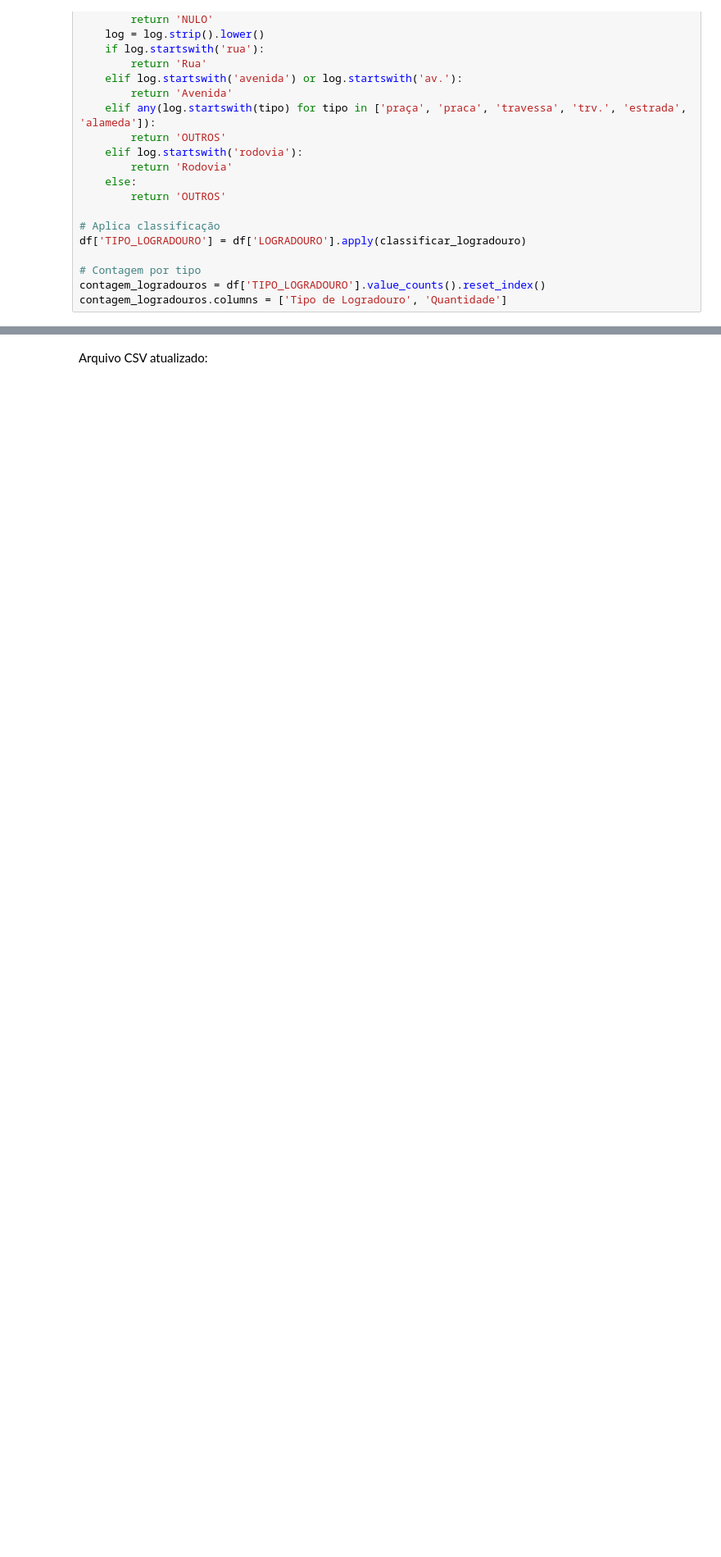
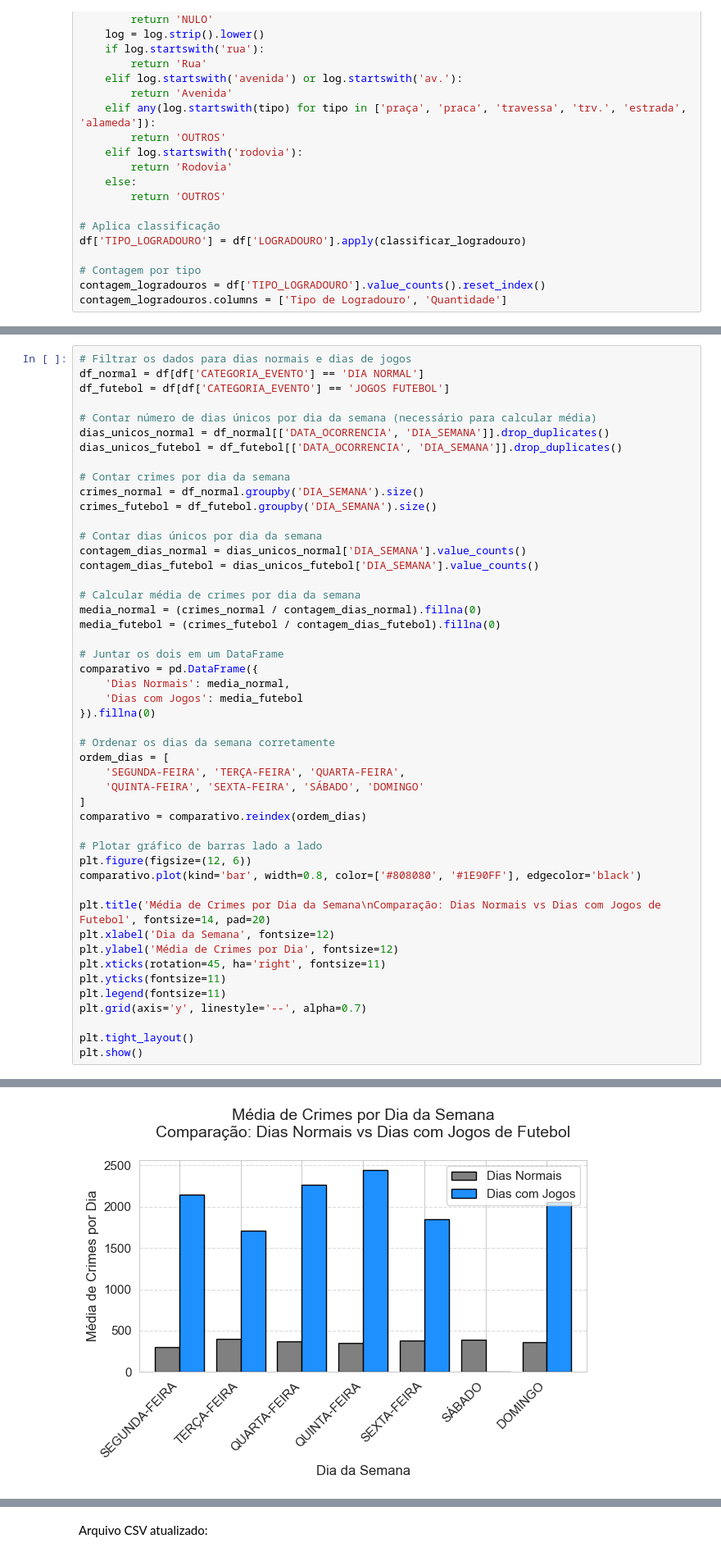
Before and after one commit to Matheuskpds/Ciencia-de-Dados-Projeto-TP, a Jupyter notebook: main.ipynb, the cells around one changed output, grey strips where cells are left out. Shown at 82% size. Saved outputs shown, nothing was run; the diff lists cells and outputs as text; blank space fills up the shorter version.

Commit message:
Task: Adicão da Inferência para dias com partidas de futebol

```diff
--- a/main.ipynb
+++ b/main.ipynb
@@ -1741,0 +1486,49 @@ plt.show()
+# %%
+# Filtrar os dados para dias normais e dias de jogos
+df_normal = df[df['CATEGORIA_EVENTO'] == 'DIA NORMAL']
+df_futebol = df[df['CATEGORIA_EVENTO'] == 'JOGOS FUTEBOL']
+
+# Contar número de dias únicos por dia da semana (necessário para calcular média)
+dias_unicos_normal = df_normal[['DATA_OCORRENCIA', 'DIA_SEMANA']].drop_duplicates()
+dias_unicos_futebol = df_futebol[['DATA_OCORRENCIA', 'DIA_SEMANA']].drop_duplicates()
+
+# Contar crimes por dia da semana
+crimes_normal = df_normal.groupby('DIA_SEMANA').size()
+crimes_futebol = df_futebol.groupby('DIA_SEMANA').size()
+
+# Contar dias únicos por dia da semana
+contagem_dias_normal = dias_unicos_normal['DIA_SEMANA'].value_counts()
+contagem_dias_futebol = dias_unicos_futebol['DIA_SEMANA'].value_counts()
+
+# Calcular média de crimes por dia da semana
+media_normal = (crimes_normal / contagem_dias_normal).fillna(0)
+media_futebol = (crimes_futebol / contagem_dias_futebol).fillna(0)
+
+# Juntar os dois em um DataFrame
+comparativo = pd.DataFrame({
+    'Dias Normais': media_normal,
+    'Dias com Jogos': media_futebol
+}).fillna(0)
+
+# Ordenar os dias da semana corretamente
+ordem_dias = [
+    'SEGUNDA-FEIRA', 'TERÇA-FEIRA', 'QUARTA-FEIRA',
+    'QUINTA-FEIRA', 'SEXTA-FEIRA', 'SÁBADO', 'DOMINGO'
+]
+comparativo = comparativo.reindex(ordem_dias)
+
+# Plotar gráfico de barras lado a lado
+plt.figure(figsize=(12, 6))
+comparativo.plot(kind='bar', width=0.8, color=['#808080', '#1E90FF'], edgecolor='black')
+
+plt.title('Média de Crimes por Dia da Semana\nComparação: Dias Normais vs Dias com Jogos de Futebol', fontsize=14, pad=20)
+plt.xlabel('Dia da Semana', fontsize=12)
+plt.ylabel('Média de Crimes por Dia', fontsize=12)
+plt.xticks(rotation=45, ha='right', fontsize=11)
+plt.yticks(fontsize=11)
+plt.legend(fontsize=11)
+plt.grid(axis='y', linestyle='--', alpha=0.7)
+
+plt.tight_layout()
+plt.show()
+# %% [output]
@@ -1741,0 +1536 @@ plt.show()
+[figure, added]
```
Also changed, not shown: parts of 44 cells of this notebook, 2 other files.
